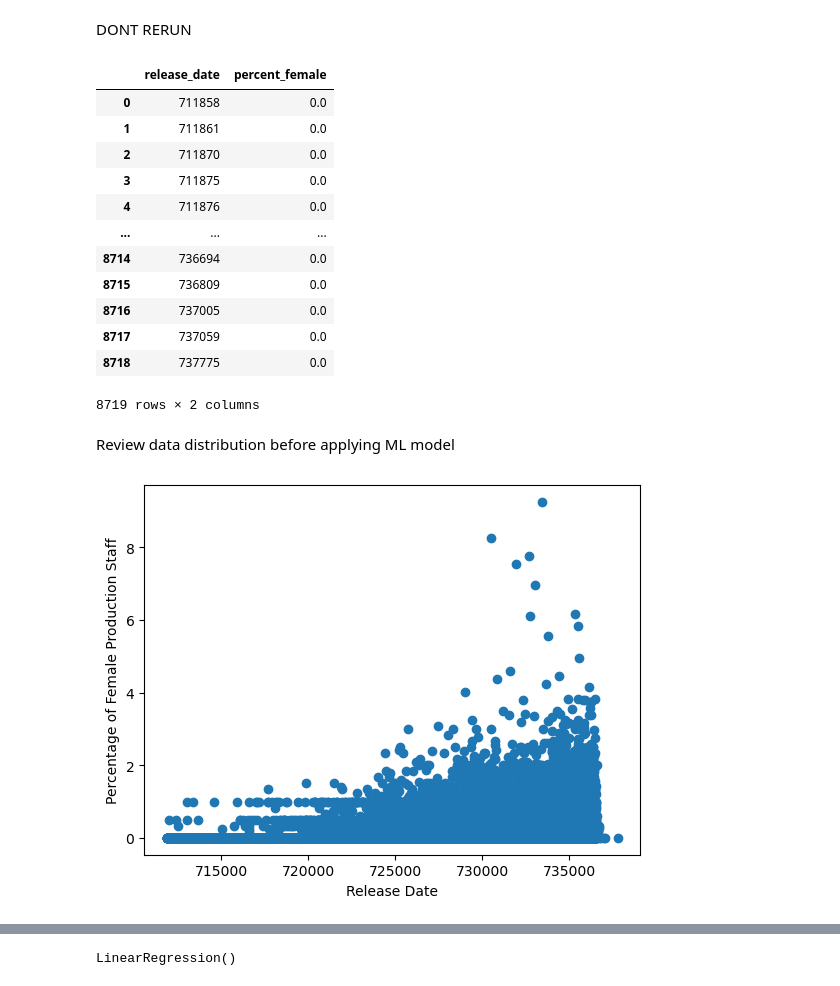
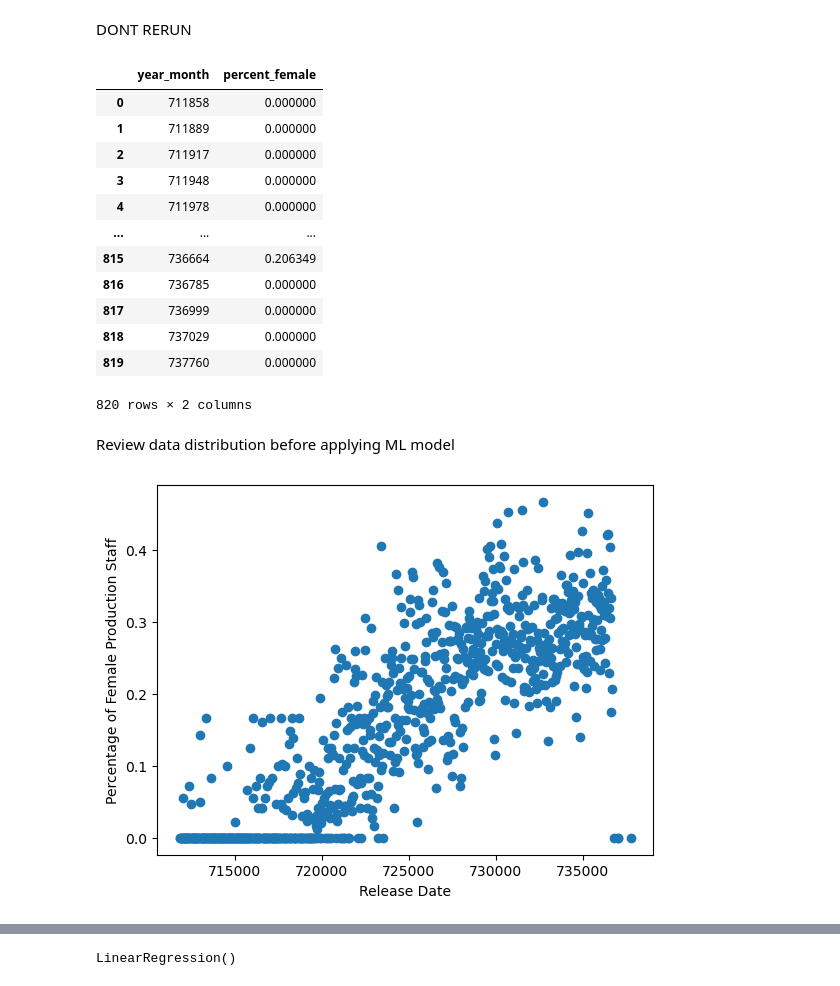
Before and after one commit to caseygomez/Female-Representation-In-The-Film-Industry, a Jupyter notebook: regression_by_dept.ipynb, the cells around one changed output, grey strips where cells are left out. Drawn from its saved outputs; the diff is of its cells as text; code cells hidden in the pictures.

```diff
--- a/regression_by_dept.ipynb
+++ b/regression_by_dept.ipynb
@@ -43,0 +60,4 @@ TRY BINNIN INSTEAD OF GROUP BY
+# %%
+# convert year_month column to datetime format
+production_df['year_month'] = pd.to_datetime(production_df['year_month'])
+production_df.dtypes
@@ -43,0 +70,4 @@ TRY BINNIN INSTEAD OF GROUP BY
+# %%
+# convert year_month to ordinal for ML
+production_df['year_month']=production_df['year_month'].map(dt.datetime.toordinal)
+production_df.dtypes
@@ -44,2 +80,3 @@ TRY BINNIN INSTEAD OF GROUP BY
 # %%
-prod_count_df = production_df.groupby(['release_date'])['percent_female'].sum()
+prod_count_df = production_df.groupby(['year_month'])['percent_female'].mean()
+prod_count_df
@@ -67,33 +102,33 @@ production = prod_count_df.to_frame()
 
 # Reset index  DO NOT RERUN
 # Reset index  DO NOT RERUN
-production = production.rename_axis('release_date').reset_index()
+production = production.rename_axis('year_month').reset_index()
 
 # Review df
 production
 # %% [output]
-|  | release_date | percent_female |
-| 0 | 711858 | 0.0 |
-| 1 | 711861 | 0.0 |
-| 2 | 711870 | 0.0 |
-| 3 | 711875 | 0.0 |
-| 4 | 711876 | 0.0 |
+|  | year_month | percent_female |
+| 0 | 711858 | 0.000000 |
+| 1 | 711889 | 0.000000 |
+| 2 | 711917 | 0.000000 |
+| 3 | 711948 | 0.000000 |
+| 4 | 711978 | 0.000000 |
 | ... | ... | ... |
-| 8714 | 736694 | 0.0 |
-| 8715 | 736809 | 0.0 |
-| 8716 | 737005 | 0.0 |
-| 8717 | 737059 | 0.0 |
-| 8718 | 737775 | 0.0 |
+| 815 | 736664 | 0.206349 |
+| 816 | 736785 | 0.000000 |
+| 817 | 736999 | 0.000000 |
+| 818 | 737029 | 0.000000 |
+| 819 | 737760 | 0.000000 |
-8719 rows × 2 columns
+820 rows × 2 columns
 # %% [markdown]
 Review data distribution before applying ML model
 # %%
 # Preview data
-plt.scatter(production.release_date, production.percent_female)
+plt.scatter(production.year_month, production.percent_female)
 plt.xlabel('Release Date')
 plt.ylabel('Percentage of Female Production Staff')
 plt.show()
 # %% [output]
-[figure, old version]
+[figure, new version]
 # %%
 #  x axis
```
Also changed, not shown: parts of 50 cells of this notebook, 1 other file.
